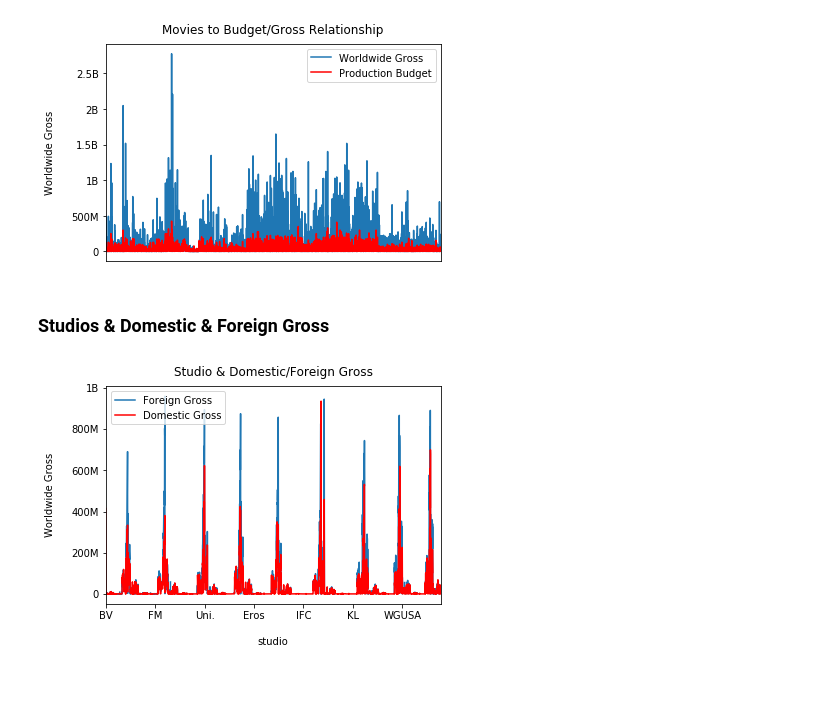
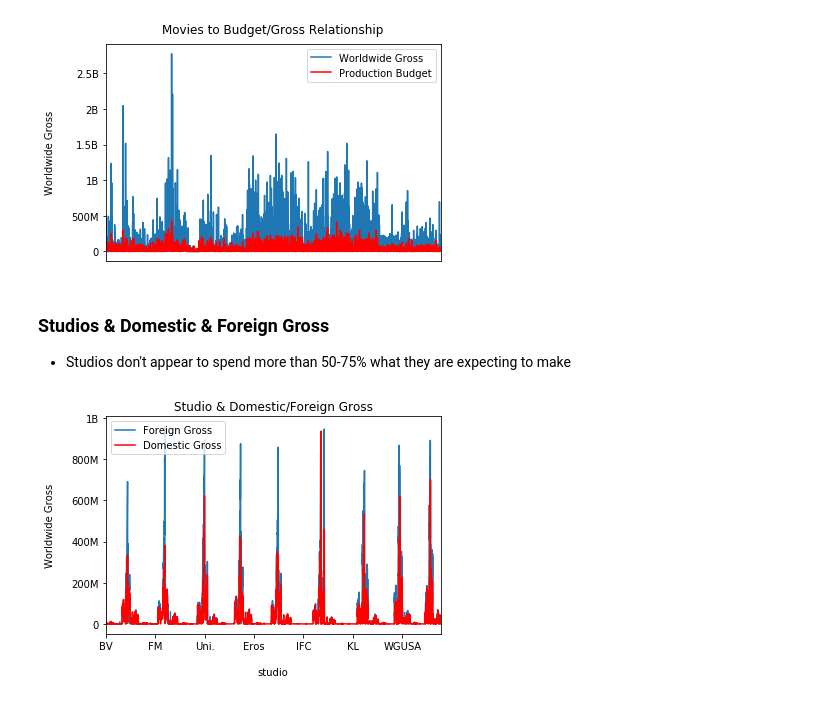
Before and after one commit to BlueViper8907/Microsoft-Movie-Studios, a Jupyter notebook: student.ipynb, the cells around one changed output. Cells and saved outputs as stored; diff of their text form; code cells hidden in the pictures.

```diff
--- a/student.ipynb
+++ b/student.ipynb
@@ -243,8 +244,9 @@ plt.legend(['Worldwide Gross', 'Production Budget'])
 plt.show()
 # %% [output]
 [figure]
-# %% [markdown]
-### Studios & Domestic & Foreign Gross
+# %% [markdown]
+### Studios & Domestic & Foreign Gross
+- Studios don't appear to spend more than 50-75% what they are expecting to make
 # %%
 studio = df0['studio']
 
@@ -261,15 +263,15 @@ df0.sort_values(by=['year'], inplace=True)
 # %%
 plt.xlabel("Studios", labelpad=16)
 plt.ylabel("Worldwide Gross", labelpad=16)
-plt.title("Studio & Domestic/Foreign Gross", y=1.02, fontsize=22)
+plt.title("Studio & Domestic/Foreign Gross", y=1, fontsize=22)
 
 ax = plt.gca()
 ax.xaxis.set_major_formatter(tick.FuncFormatter(reformat_large_tick_values));
 ax.yaxis.set_major_formatter(tick.FuncFormatter(reformat_large_tick_values));
 df0.plot(kind='line',x='studio',y='foreign_gross', ax=ax)
 df0.plot(kind='line',x='studio', y='domestic_gross', color='red',ax=ax)
 plt.title('Studio & Domestic/Foreign Gross')
 plt.legend(['Foreign Gross', 'Domestic Gross'])
 plt.show()
 # %% [output]
-[figure, old version]
+[figure, new version]
```
Also changed, not shown: parts of 9 cells of this notebook.
